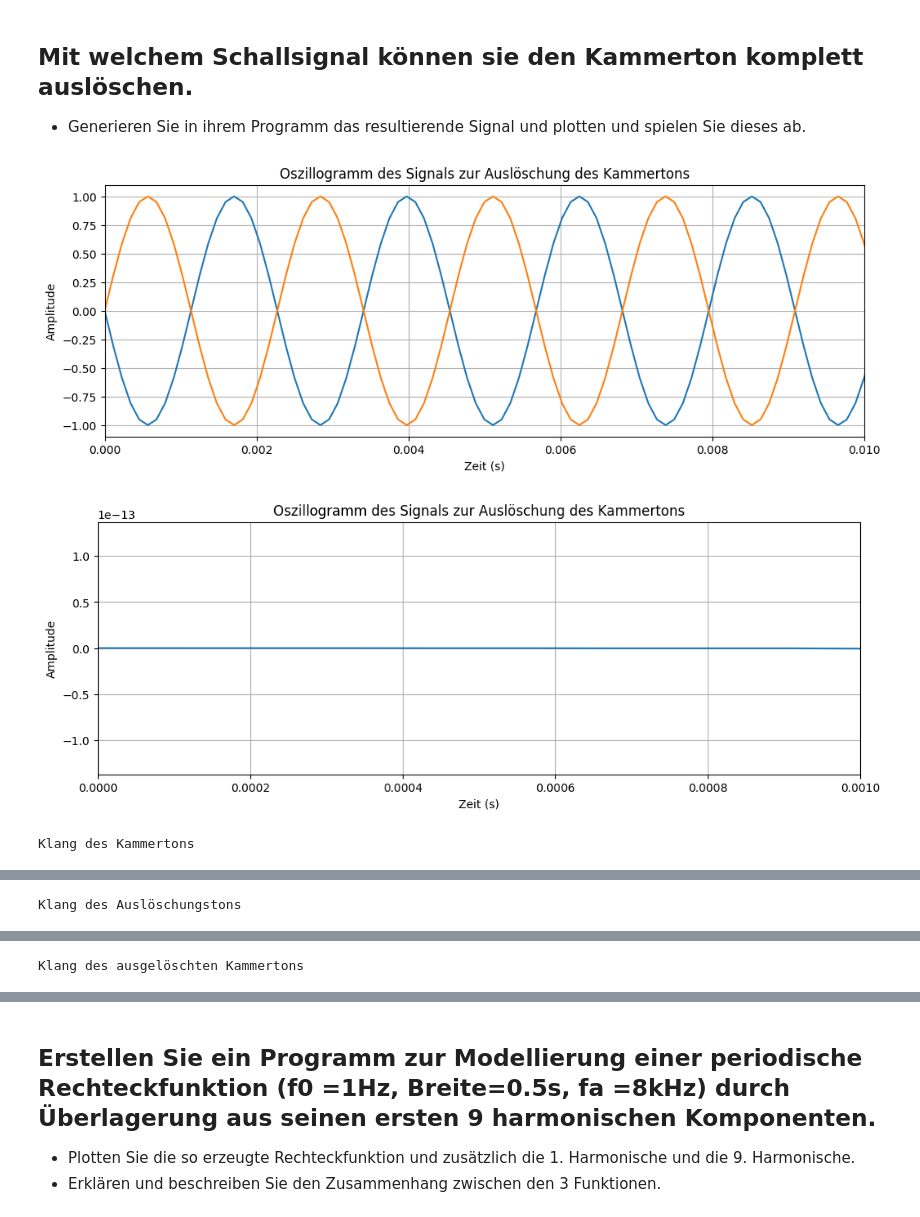
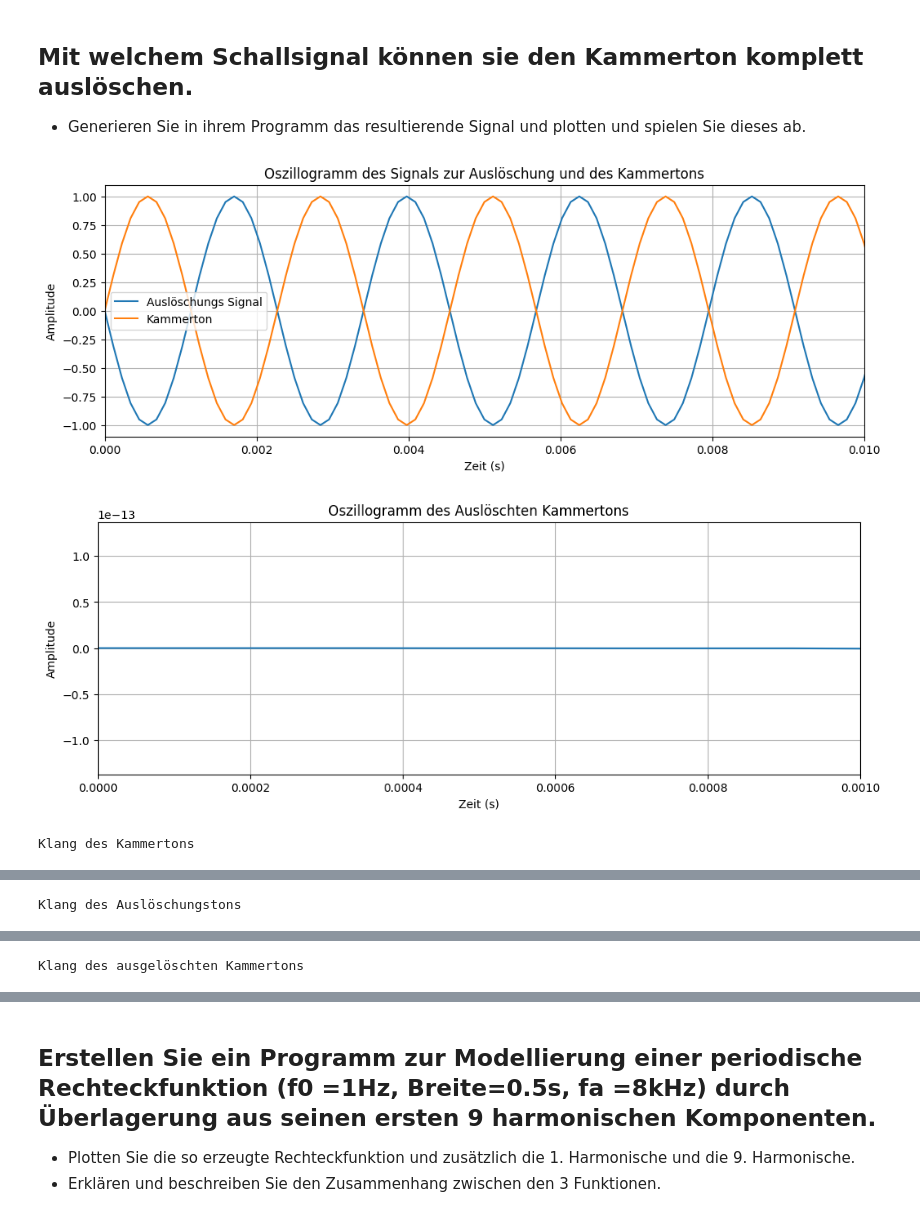
Before and after one commit to JoHoppe/LaborSprache, a Jupyter notebook: Sprachverarbeitung/labor1Überarbeitet.ipynb, the cells around one changed output, grey strips where cells are left out. Saved outputs shown, nothing was run; the diff lists cells and outputs as text; code cells hidden in the pictures.

```diff
--- a/Sprachverarbeitung/labor1Überarbeitet.ipynb
+++ b/Sprachverarbeitung/labor1Überarbeitet.ipynb
@@ -305,45 +305,46 @@ canceling_signal = a * np.sin(2 * np.pi * f0 * t + phase_shift)
 
 # Plot des Oszillogramms des Signals zur Auslöschung des Kammertons
 plt.figure(figsize=(12, 4))
-plt.plot(t, canceling_signal)
-plt.plot(t, chambertone)
+plt.plot(t, canceling_signal, label="Auslöschungs Signal")
+plt.plot(t, chambertone, label="Kammerton")
 plt.xlim(0,0.01)
-plt.title('Oszillogramm des Signals zur Auslöschung des Kammertons')
+plt.title('Oszillogramm des Signals zur Auslöschung und des Kammertons')
 plt.xlabel('Zeit (s)')
 plt.ylabel('Amplitude')
 plt.grid(True)
+plt.legend()
 plt.show()
 
 
 chambertone_canceling_signal = chambertone + canceling_signal
 
 # Speichern des Signals in einer Wave-Datei
 wavfile.write('kammerton_ausgeloescht.wav', fa, chambertone_canceling_signal.astype(np.float32))
 
 # Plot des Oszillogramms des Signals zur Auslöschung des Kammertons
 plt.figure(figsize=(12, 4))
 plt.plot(t, chambertone_canceling_signal)
 plt.xlim(0,0.001)
-plt.title('Oszillogramm des Signals zur Auslöschung des Kammertons')
+plt.title('Oszillogramm des Auslöschten Kammertons')
 plt.xlabel('Zeit (s)')
 plt.ylabel('Amplitude')
 plt.grid(True)
 plt.show()
 
 # Abspielen des Kammertons
 print("Klang des Kammertons")
 ipd.display(ipd.Audio(chambertone, rate=fa))
 
 # Abspielen des Auslöschungstons
 print("Klang des Auslöschungstons ")
 ipd.display(ipd.Audio(canceling_signal, rate=fa))
 
 # Abspielen des ausgelöschten Kammertons
 print("Klang des ausgelöschten Kammertons")
 ipd.Audio('kammerton_ausgeloescht.wav')
 # %% [output]
-[figure, old version]
+[figure, new version]
-[figure, old version]
+[figure, new version]
 Klang des Kammertons
 [interactive output not drawn]
 Klang des Auslöschungstons
```
Also changed, not shown: parts of 5 cells of this notebook, 3 other files.
